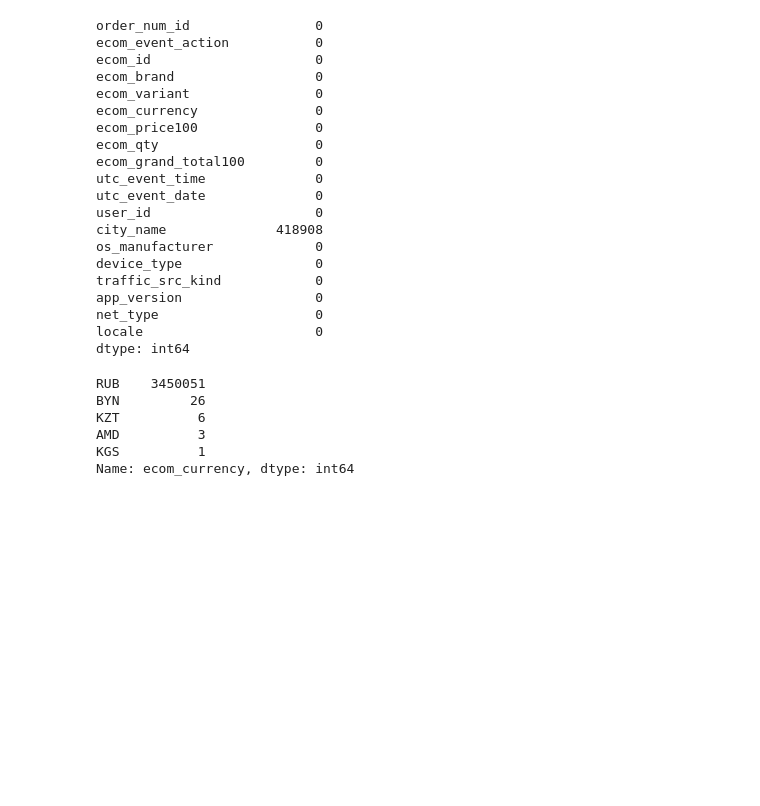
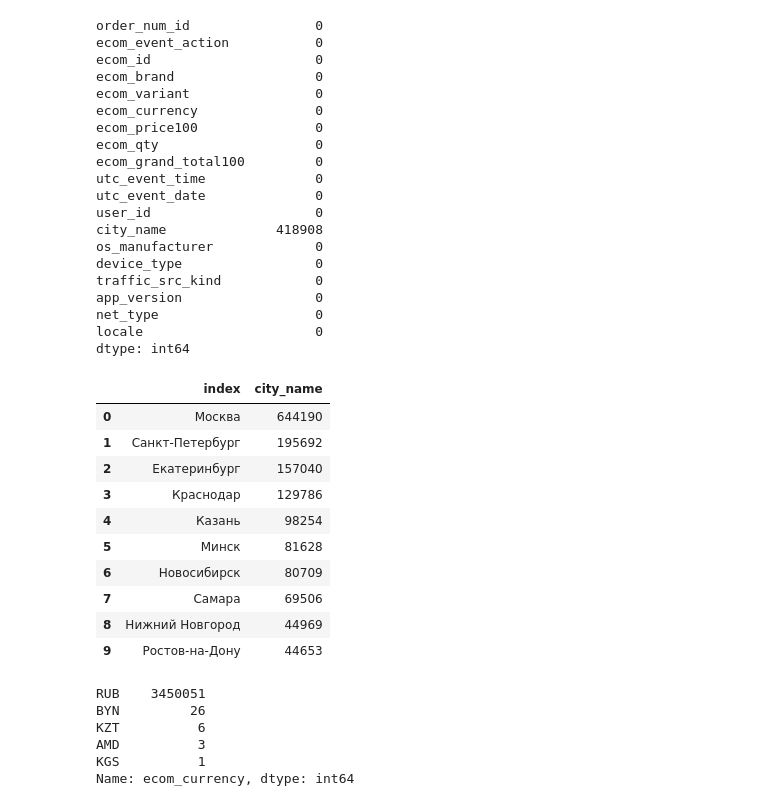
Before and after one commit to kayashik/wild_hack, a Jupyter notebook: pythonFiles/Analysis.ipynb, the cells around one changed output. Drawn from its saved outputs; the diff is of its cells as text; code cells hidden in the pictures; blank space fills up the shorter version.

```diff
--- a/pythonFiles/Analysis.ipynb
+++ b/pythonFiles/Analysis.ipynb
@@ -231,6 +244,20 @@ app_version                 0
 net_type                    0
 locale                      0
 dtype: int64
+# %%
+df.city_name.value_counts().reset_index().head(10)
+# %% [output]
+|  | index | city_name |
+| 0 | Москва | 644190 |
+| 1 | Санкт-Петербург | 195692 |
+| 2 | Екатеринбург | 157040 |
+| 3 | Краснодар | 129786 |
+| 4 | Казань | 98254 |
+| 5 | Минск | 81628 |
+| 6 | Новосибирск | 80709 |
+| 7 | Самара | 69506 |
+| 8 | Нижний Новгород | 44969 |
+| 9 | Ростов-на-Дону | 44653 |
 # %%
 df.ecom_currency.value_counts()
 # %% [output]
```
Also changed, not shown: parts of 9 cells of this notebook, 1 other file.
